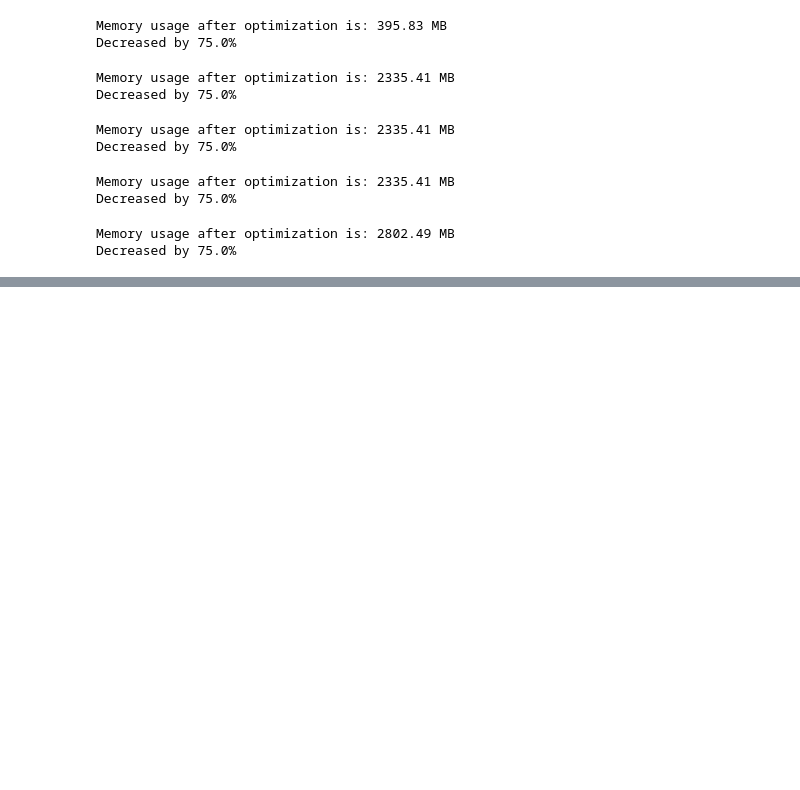
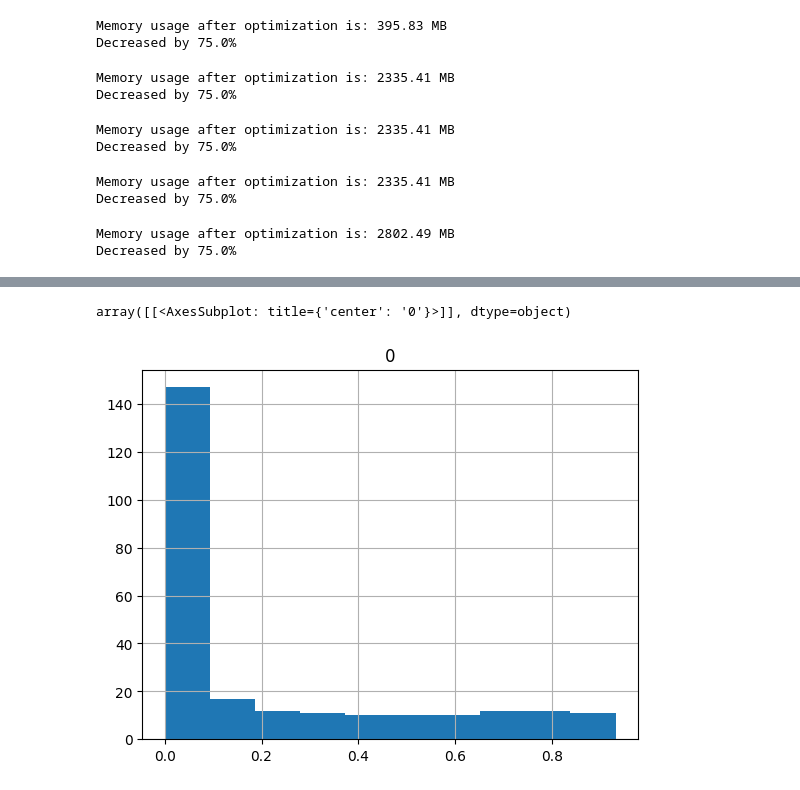
Before and after one commit to gucci-san/amex-default-prediction, a Jupyter notebook: daishu_feature_conbined2.ipynb, the cells around one changed output, grey strips where cells are left out. Drawn from its saved outputs; the diff is of its cells as text; code cells hidden in the pictures; blank space fills up the shorter version.

```diff
--- a/daishu_feature_conbined2.ipynb
+++ b/daishu_feature_conbined2.ipynb
@@ -181,0 +173,5 @@ ttt = pd.DataFrame(tt)
+# %%
+ttt.iloc[:252, :].hist()
+# %% [output]
+array([[<AxesSubplot: title={'center': '0'}>]], dtype=object)
+[figure, added]
```
Also changed, not shown: parts of 2 cells of this notebook, 5 other files.
